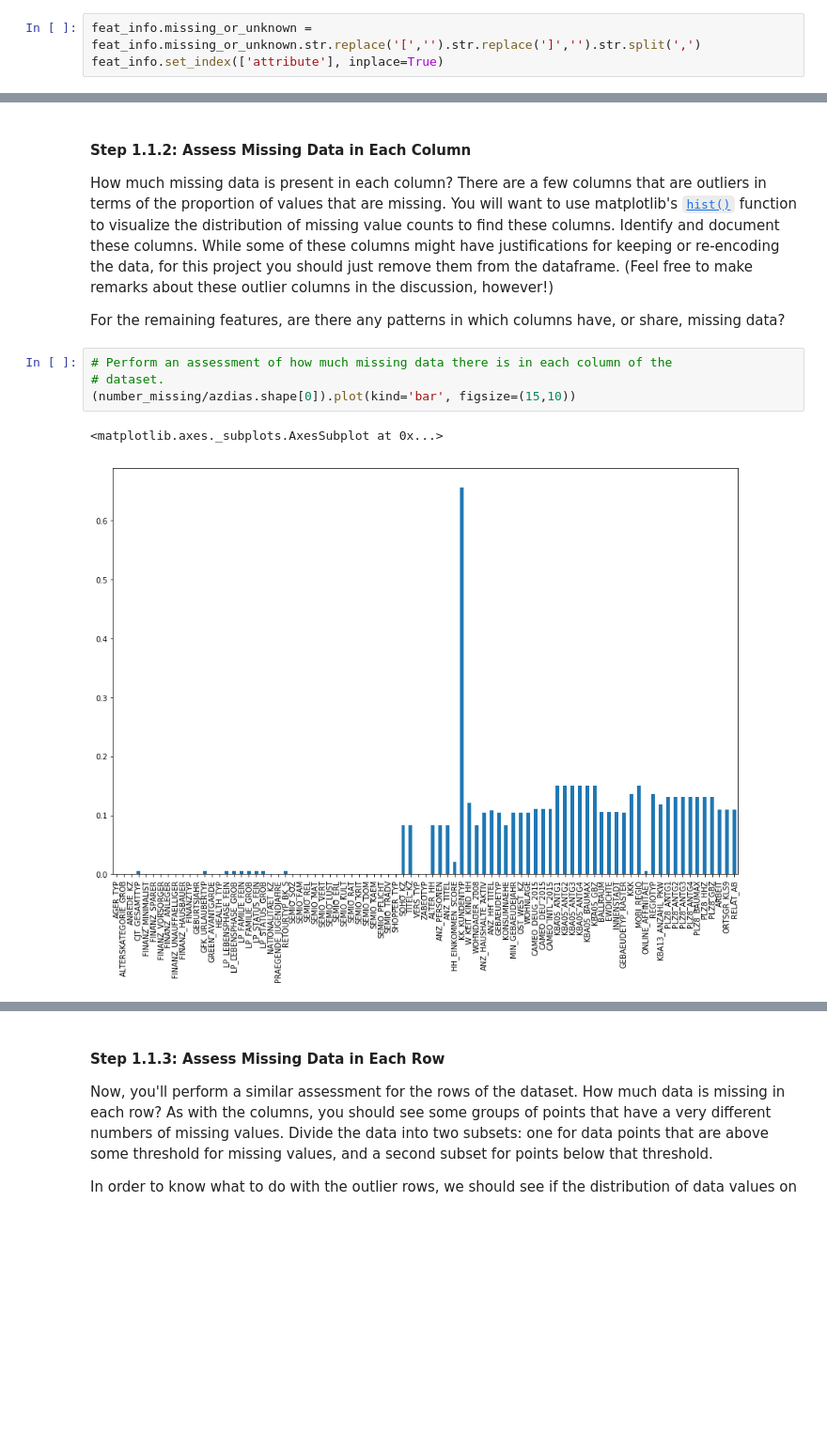
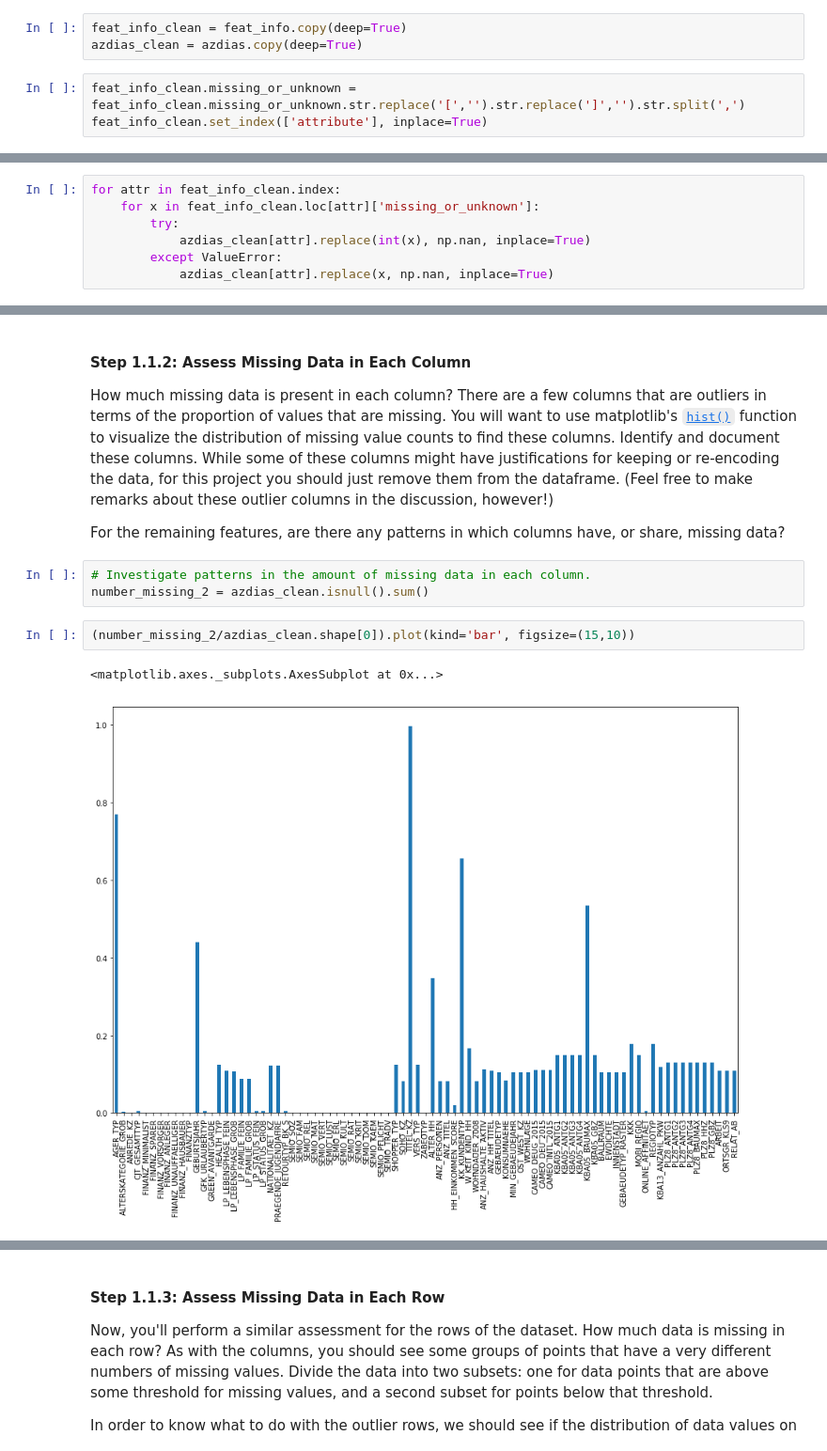
Before and after one commit to aproano2/identify_customer_segments, a Jupyter notebook: Identify_Customer_Segments.ipynb, the cells around one changed output, grey strips where cells are left out. Shown at 94% size. Drawn from its saved outputs; the diff is of its cells as text; blank space fills up the shorter version.

```diff
--- a/Identify_Customer_Segments.ipynb
+++ b/Identify_Customer_Segments.ipynb
@@ -108,8 +74,11 @@ The feature summary file contains a summary of properties for each demographics
 The fourth column of the feature attributes summary (loaded in above as `feat_info`) documents the codes from the data dictionary that indicate missing or unknown data. While the file encodes this as a list (e.g. `[-1,0]`), this will get read in as a string object. You'll need to do a little bit of parsing to make use of it to identify and clean the data. Convert data that matches a 'missing' or 'unknown' value code into a numpy NaN value. You might want to see how much data takes on a 'missing' or 'unknown' code, and how much data is naturally missing, as a point of interest.
 
 **As one more reminder, you are encouraged to add additional cells to break up your analysis into manageable chunks.**
+# %%
+feat_info_clean = feat_info.copy(deep=True)
+azdias_clean = azdias.copy(deep=True)
 # %%
-feat_info.missing_or_unknown = feat_info.missing_or_unknown.str.replace('[','').str.replace(']','').str.split(',')
-feat_info.set_index(['attribute'], inplace=True)
+feat_info_clean.missing_or_unknown = feat_info_clean.missing_or_unknown.str.replace('[','').str.replace(']','').str.split(',')
+feat_info_clean.set_index(['attribute'], inplace=True)
 # %%
 pd.options.display.max_rows = 100
@@ -132,4 +101,11 @@ ARBEIT                      [-1, 9]
 ORTSGR_KLS9                 [-1, 0]
 RELAT_AB                    [-1, 9]
 Name: missing_or_unknown, dtype: object
+# %%
+for attr in feat_info_clean.index:
+    for x in feat_info_clean.loc[attr]['missing_or_unknown']:
+        try:
+            azdias_clean[attr].replace(int(x), np.nan, inplace=True)
+        except ValueError:
+            azdias_clean[attr].replace(x, np.nan, inplace=True)
 # %%
@@ -184,10 +124,11 @@ rows_missing_2 = azdias.isnull().sum(axis=1) - rows_missing
 How much missing data is present in each column? There are a few columns that are outliers in terms of the proportion of values that are missing. You will want to use matplotlib's [`hist()`](https://matplotlib.org/api/_as_gen/matplotlib.pyplot.hist.html) function to visualize the distribution of missing value counts to find these columns. Identify and document these columns. While some of these columns might have justifications for keeping or re-encoding the data, for this project you should just remove them from the dataframe. (Feel free to make remarks about these outlier columns in the discussion, however!)
 
 For the remaining features, are there any patterns in which columns have, or share, missing data?
+# %%
+# Investigate patterns in the amount of missing data in each column.
+number_missing_2 = azdias_clean.isnull().sum()
 # %%
-# Perform an assessment of how much missing data there is in each column of the
-# dataset.
-(number_missing/azdias.shape[0]).plot(kind='bar', figsize=(15,10))
+(number_missing_2/azdias_clean.shape[0]).plot(kind='bar', figsize=(15,10))
 # %% [output]
 <matplotlib.axes._subplots.AxesSubplot at 0x...>
-[figure, old version]
+[figure, new version]
```
Also changed, not shown: parts of 72 cells of this notebook, 1 other file.
